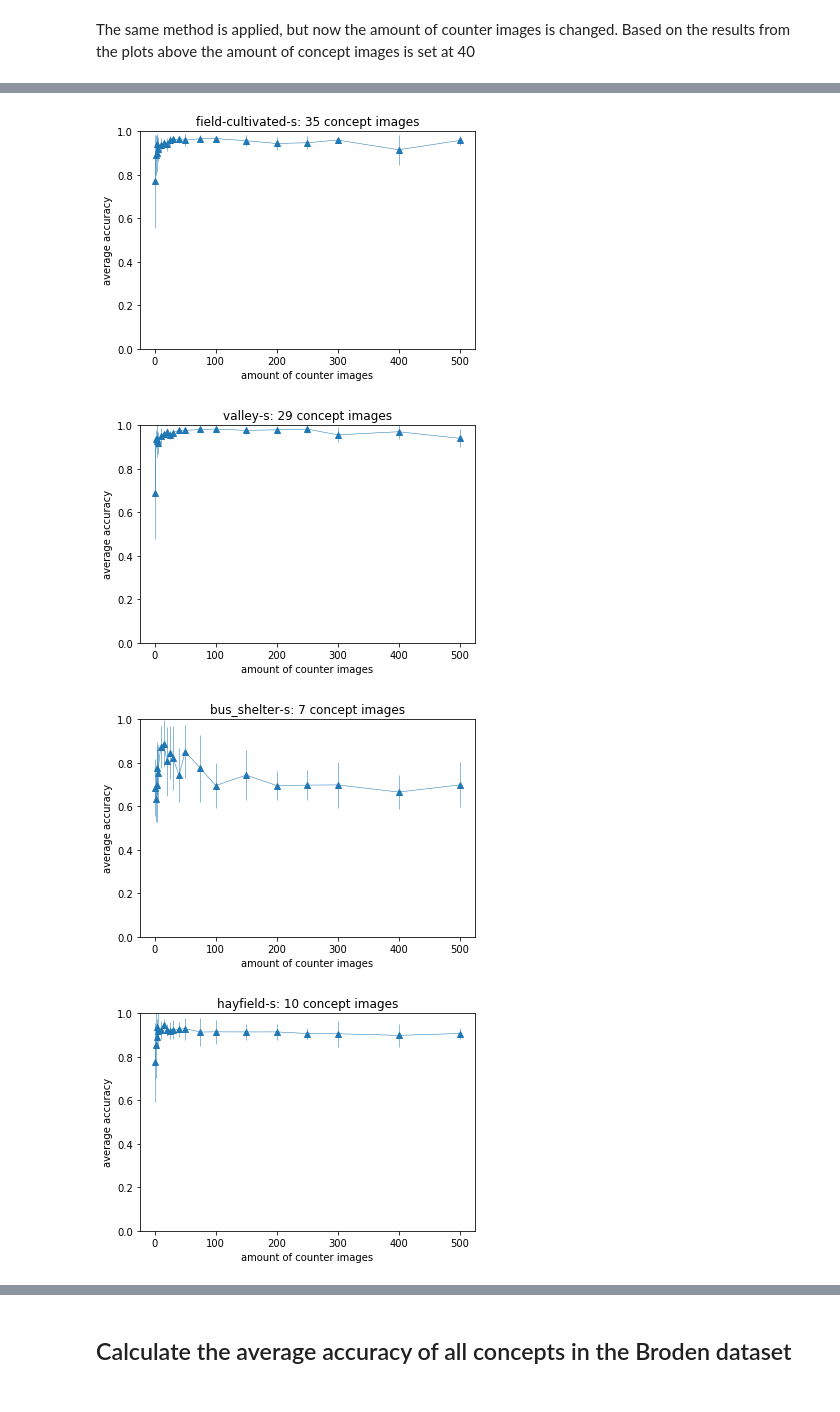
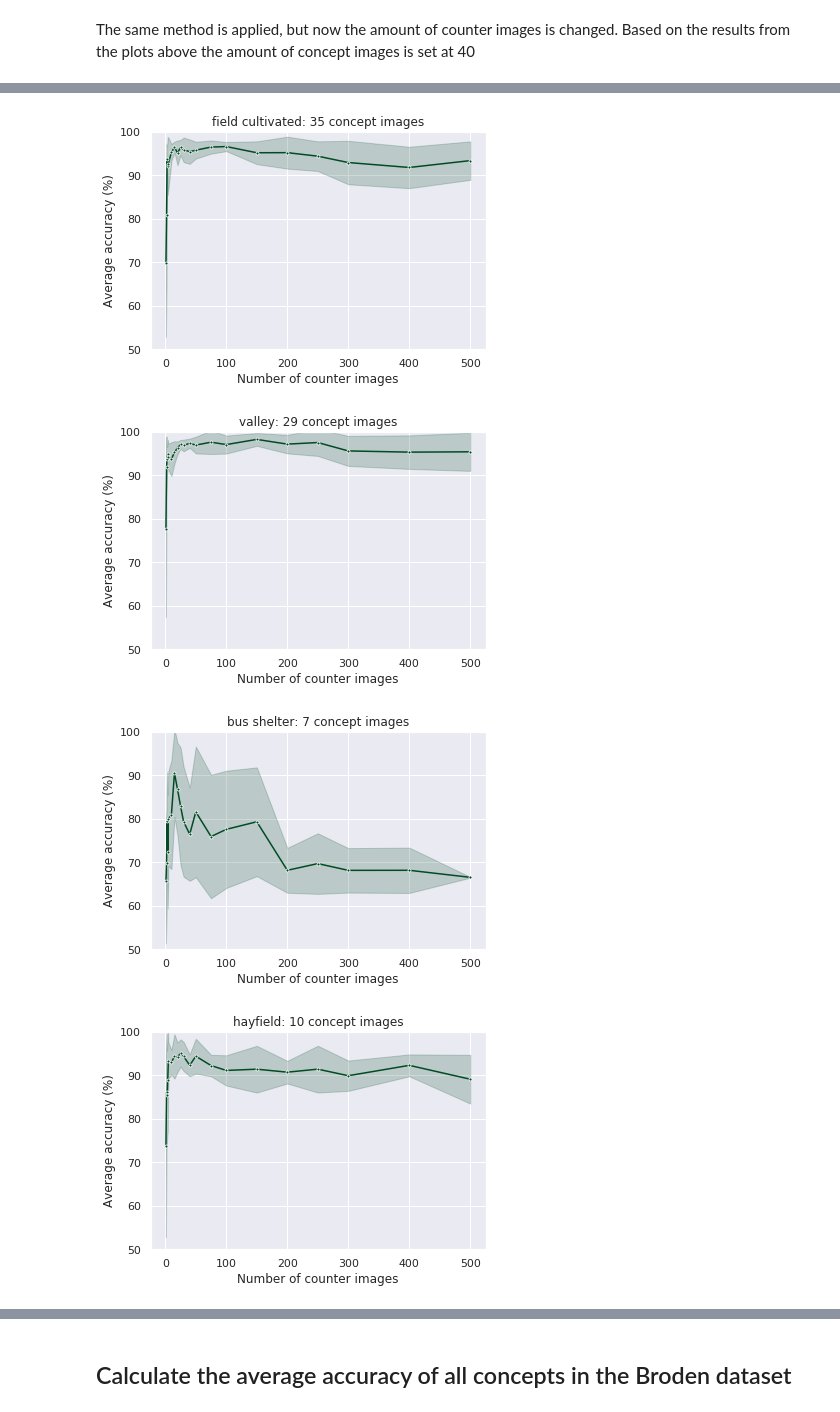
Before and after one commit to Pimmmm/Thesis-Scripts, a Jupyter notebook: p1_main.ipynb, the cells around one changed output, grey strips where cells are left out. Drawn from its saved outputs; the diff is of its cells as text; code cells hidden in the pictures.

```diff
--- a/p1_main.ipynb
+++ b/p1_main.ipynb
@@ -527,7 +528,7 @@ else:
                 temp_scene.predict()
 
                 scene_instance_dictionary['Concept'].append(scene)
-                scene_instance_dictionary['Concept images'].append(int(mm))
+                scene_instance_dictionary['Concept images'].append(int(temp_scene.num_concept_imgs))
                 scene_instance_dictionary['Average accuracy'].append(float(temp_scene.average_accuracy)*100)
 
             if len(temp_scene.random_concept_idxs) < mm:
@@ -556,13 +557,17 @@ scene_accuracy_df = pd.DataFrame.from_dict(scene_instance_dictionary)
 # %%
 for scene in scene_concepts:
     scene_accuracy_subset = scene_accuracy_df.loc[scene_accuracy_df['Concept'] == scene, :]
-    ax = sns.lineplot(x='Concept images', y = 'Average accuracy', ci='sd', data=scene_accuracy_subset)
+
+    sns.set_palette('cividis')
+    ax = sns.lineplot(x ='Concept images', y = 'Average accuracy', ci='sd', data=scene_accuracy_subset, marker='.')
 
     title = scene[:-2]
-    plt.xlabel('Concept images')
-    plt.ylabel('Average accuracy')
+    title = ' '.join(re.split('\W+|_', title))
+    plt.xlabel('Number of concept images')
+    plt.ylabel('Average accuracy (%)')
+    plt.ylim([40,100])
     plt.title(title)
-    ax.get_children()[0].set_color('c')
-    plt.savefig(os.path.join('../Plots/', scene + '_average_accuracy.png'), bbox_inches='tight')
+    #ax.get_children()[0].set_color('c')
+    plt.savefig(os.path.join('../Plots/', scene + '_average_accuracy.pdf'), bbox_inches='tight', dpi=300)
     plt.show(ax)
 # %% [output]
@@ -586,14 +591,15 @@ for scene in scene_concepts:
 # %% [markdown]
 The same method is applied, but now the amount of counter images is changed. Based on the results from the plots above the amount of concept images is set at 40
 # %%
-if not os.path.exists(os.path.join('../data/', 'scene_counter_imgs_accuracy.pickle')):
-    with open(os.path.join('../data/', 'scene_accuracies.pickle'), 'rb') as handle:
+if os.path.exists(os.path.join('../data/', 'scene_counter_imgs_accuracy.pickle')):
+    with open(os.path.join('../data/', 'scene_counter_imgs_accuracy.pickle'), 'rb') as handle:
         scene_instance_counter_dictionary = pickle.load(handle)
 
 else:
     scene_instance_counter_dictionary = {'Concept':[],
                                         'Counter images':[],
-                                        'Average accuracy': []}
+                                        'Average accuracy': [],
+                                        'Num concept images': []}
     for scene in tqdm(scene_concepts):
         print(scene)
 
@@ -606,8 +612,9 @@ else:
                 temp_scene.train_lm()
                 temp_scene.predict()
                 scene_instance_counter_dictionary['Concept'].append(scene)
-                scene_instance_counter_dictionary['Counter images'].append(int(cnt))
+                scene_instance_counter_dictionary['Counter images'].append(int(nn))
                 scene_instance_counter_dictionary['Average accuracy'].append(float(temp_scene.average_accuracy)*100)
+                scene_instance_counter_dictionary['Num concept images'].append(temp_scene.num_concept_imgs)
 
     with open(os.path.join('../data/', 'scene_counter_imgs_accuracy.pickle'), 'wb') as handle:
         pickle.dump(scene_instance_counter_dictionary, handle, protocol=pickle.HIGHEST_PROTOCOL)
@@ -625,13 +628,19 @@ scene_accuracy_counter_df = pd.DataFrame.from_dict(scene_instance_counter_dictio
 # %%
 for scene in scene_concepts:
-    scene_accuracy_subset = scene_accuracy_df.loc[scene_accuracy_df['Concept'] == scene, :]
-    ax = sns.lineplot(x='Counter images', y = 'Average accuracy', ci='sd', data=scene_accuracy_subset)
+    scene_accuracy_subset = scene_accuracy_counter_df.loc[scene_accuracy_counter_df['Concept'] == scene, :]
+    num_concept_imgs = np.unique(np.asarray(scene_accuracy_subset['Num concept images'])).item()
+
+    sns.set_palette('ocean')
+    ax = sns.lineplot(x='Counter images', y = 'Average accuracy', ci='sd', data=scene_accuracy_subset, marker='.')
 
     title = scene[:-2]
-    plt.xlabel('Concept images')
-    plt.ylabel('Average accuracy')
+    title = ' '.join(re.split('\W+|_', title))
+    title = title + ': '+ str(num_concept_imgs) + ' concept images'
+    plt.xlabel('Number of counter images')
+    plt.ylabel('Average accuracy (%)')
+    plt.ylim([50,100])
     plt.title(title)
-    ax.get_children()[0].set_color('c')
-    plt.savefig(os.path.join('../Plots/', scene + '_average_accuracy.png'), bbox_inches='tight')
+    #ax.get_children()[0].set_color('c')
+    plt.savefig(os.path.join('../Plots/', scene + '_counter_imgs_average_accuracy.pdf'), bbox_inches='tight', dpi=300)
     plt.show(ax)
 # %% [output]
@@ -646,7 +655,7 @@ for scene in scene_concepts:
-[figure, old version]
+[figure, new version]
-[figure, old version]
+[figure, new version]
-[figure, old version]
+[figure, new version]
-[figure, old version]
+[figure, new version]
 ... (4 outputs left out)
 # %% [markdown]
 ## Calculate the average accuracy of all concepts in the Broden dataset
```
Also changed, not shown: parts of 18 cells of this notebook, 1 other file.
